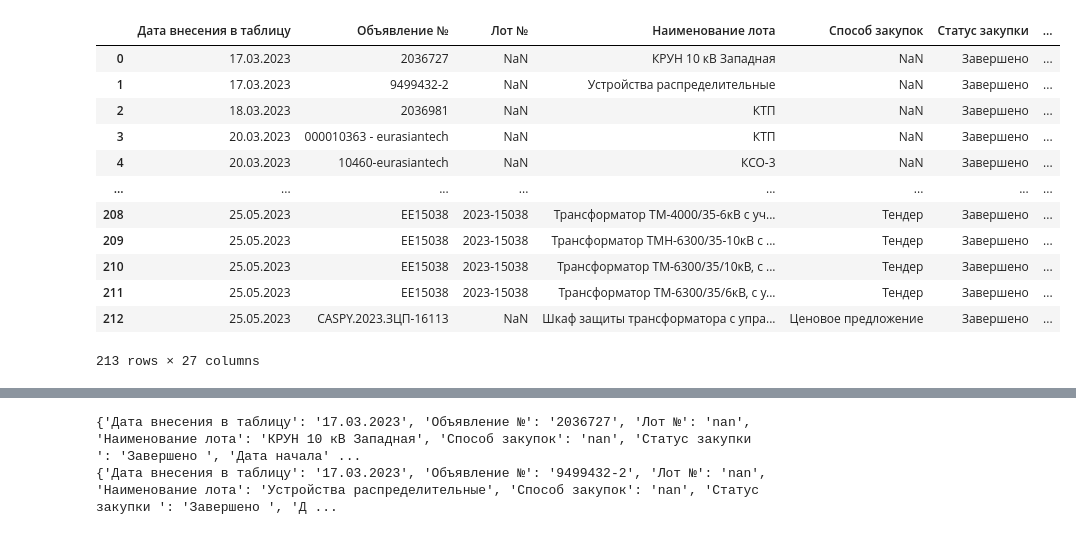
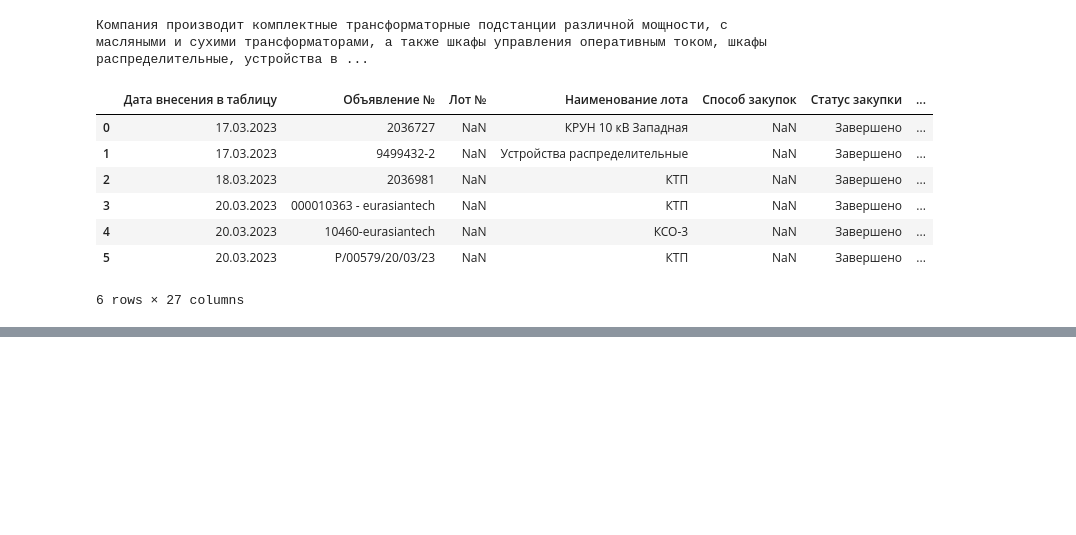
Before and after one commit to InowaR/colab, a Jupyter notebook: analysis.ipynb, the cells around one changed output, grey strips where cells are left out. Drawn from its saved outputs; the diff is of its cells as text; code cells hidden in the pictures; blank space fills up the shorter version.

```diff
--- a/analysis.ipynb
+++ b/analysis.ipynb
@@ -2,0 +28,7 @@
+# %%
+import vertexai
+from vertexai.generative_models import GenerativeModel
+
+
+vertexai.init(project=PROJECT_ID, location=LOCATION)
+model = GenerativeModel("gemini-1.0-pro")
@@ -3,68 +43,61 @@
+# %%
+def send_data(prompt):
+    responses = model.generate_content(prompt, stream=True)
+    data = ''
+    for response in responses:
+        data += response.text
+    return data
+
+
+about_company_prompt = about_company_data + 'это информация о том, что производит компания, напиши продукт, который производит компания, в одном предложении ответь на руском языке'
+about_company = send_data(about_company_prompt)
+
+print(about_company)
+# %% [output]
+Компания производит комплектные трансформаторные подстанции различной мощности, с масляными и сухими трансформаторами, а также шкафы управления оперативным током, шкафы распределительные, устройства в ...
 # %%
+import time
 import pandas as pd
 from IPython.display import display
 
 
-# Загрузка CSV файла в DataFrame
 df = pd.read_csv("Отчет по текущим тендерам.csv")
 
+df = df[:6]
 
-
-# Разделение по номеру строки
-df1 = df.loc[0:len(df)//2]  # Первая половина по номерам строк
-df2 = df.loc[len(df)//2 + 1:]  # Вторая половина по номерам строк
-
-
-# Проверка
-display(df1)
-display(df2)
-
-
-about_company = '...'
-
-
-def send_data(data):
-    return '...'
-
-
-def analyze(data):
-    response = send_data(data)
-    result = about_company == response
-    data['analyzed'] = result
-    return data
+display(df)
 
 
 
 def convert_to_dict(row):
   """
   Преобразует строку в словарь,
   используя значения столбцов в качестве ключей.
   """
   return {col: str(val).strip('"').strip("'") for col, val in zip(df.columns, row)}
 
 
-def process(row):
-    data = convert_to_dict(row)
-    new_dict = analyze(data)
-    return new_dict
+
+data_store = df.apply(convert_to_dict, axis=1)
 
 
-df1_dicts = df1.apply(process, axis=1)
 
+for d in data_store:
+    name = d['Наименование лота']
 
-print(df1_dicts[0])
-print(df1_dicts[1])
+    row_prompt =  f'{about_company} Относится ли {str(name)} к категории продукт для электростанции?'
+
+    response = send_data(row_prompt)
+
+    d['analyzed'] = response
+
+    print(d)
 # %% [output]
 |  | Дата внесения в таблицу | Объявление № | Лот № | Наименование лота | Способ закупок | Статус закупки | ... |
 | 0 | 17.03.2023 | 2036727 | NaN | КРУН 10 кВ Западная | NaN | Завершено | ... |
 | 1 | 17.03.2023 | 9499432-2 | NaN | Устройства распределительные | NaN | Завершено | ... |
 | 2 | 18.03.2023 | 2036981 | NaN | КТП | NaN | Завершено | ... |
 | 3 | 20.03.2023 | 000010363 - eurasiantech | NaN | КТП | NaN | Завершено | ... |
 | 4 | 20.03.2023 | 10460-eurasiantech | NaN | КСО-3 | NaN | Завершено | ... |
-| ... | ... | ... | ... | ... | ... | ... | ... |
-| 208 | 25.05.2023 | EE15038 | 2023-15038 | Трансформатор ТМ-4000/35-6кВ с уч... | Тендер | Завершено | ... |
-| 209 | 25.05.2023 | EE15038 | 2023-15038 | Трансформатор ТМН-6300/35-10кВ с ... | Тендер | Завершено | ... |
-| 210 | 25.05.2023 | EE15038 | 2023-15038 | Трансформатор ТМ-6300/35/10кВ, с ... | Тендер | Завершено | ... |
-| 211 | 25.05.2023 | EE15038 | 2023-15038 | Трансформатор ТМ-6300/35/6кВ, с у... | Тендер | Завершено | ... |
-| 212 | 25.05.2023 | CASPY.2023.ЗЦП-16113 | NaN | Шкаф защиты трансформатора с упра... | Ценовое предложение | Завершено | ... |
+| 5 | 20.03.2023 | Р/00579/20/03/23 | NaN | КТП | NaN | Завершено | ... |
-213 rows × 27 columns
+6 rows × 27 columns
@@ -84,2 +109,0 @@ print(df1_dicts[1])
-{'Дата внесения в таблицу': '17.03.2023', 'Объявление №': '2036727', 'Лот №': 'nan', 'Наименование лота': 'КРУН 10 кВ Западная', 'Способ закупок': 'nan', 'Статус закупки ': 'Завершено ', 'Дата начала' ...
-{'Дата внесения в таблицу': '17.03.2023', 'Объявление №': '9499432-2', 'Лот №': 'nan', 'Наименование лота': 'Устройства распределительные', 'Способ закупок': 'nan', 'Статус закупки ': 'Завершено ', 'Д ...
```
Also changed, not shown: parts of 5 cells of this notebook.
